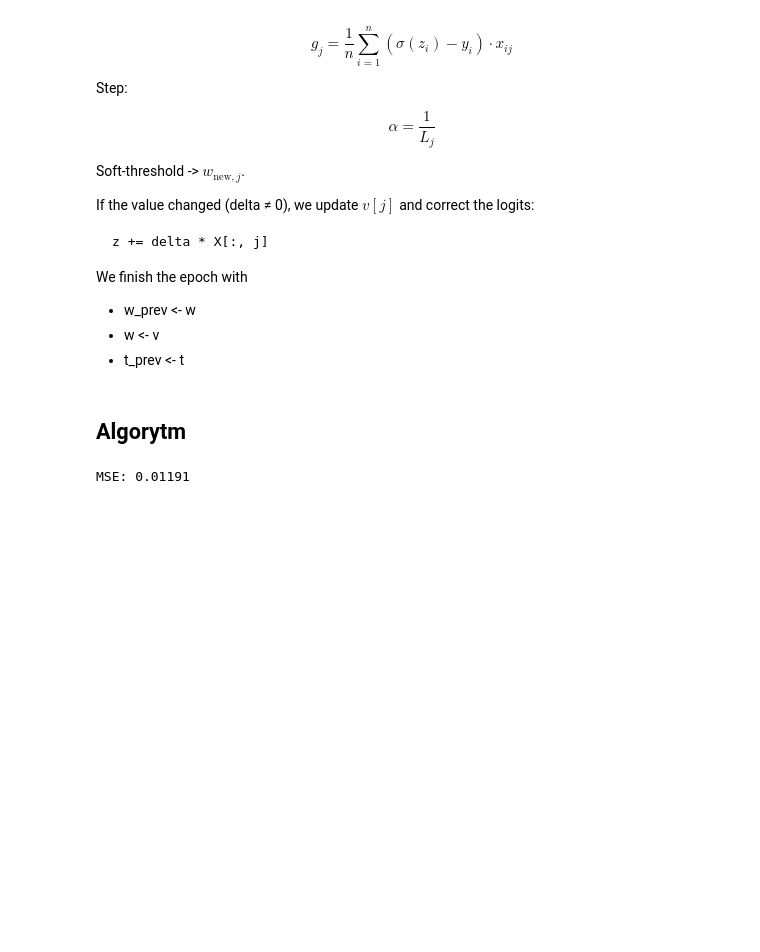
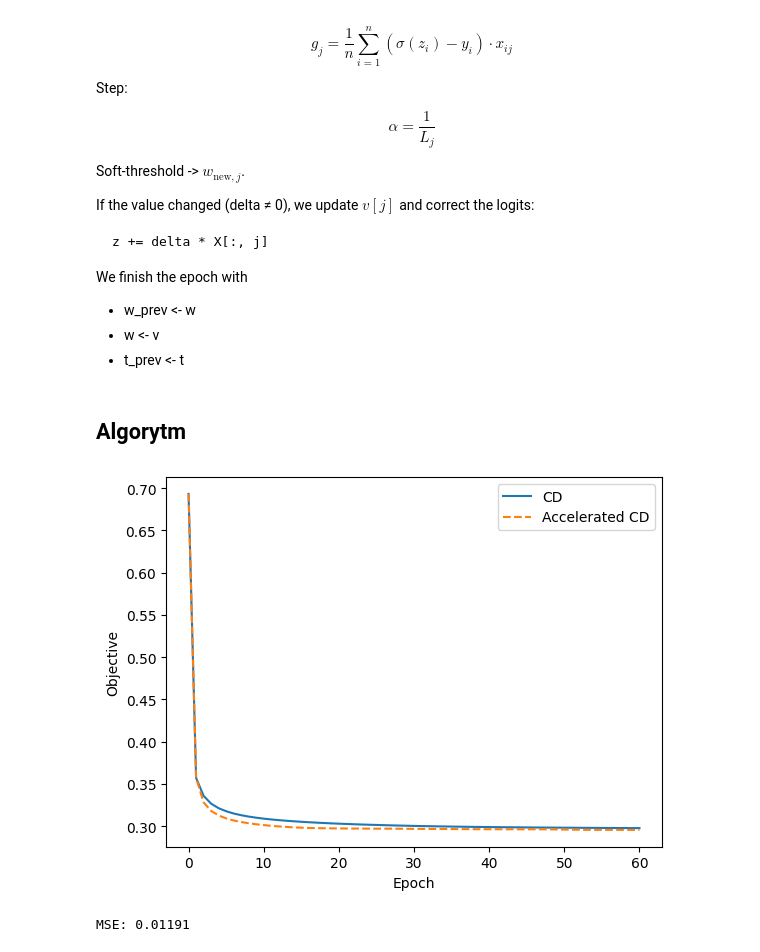
Before and after one commit to KarolinaMaczka/optymalizacja, a Jupyter notebook: cd.ipynb, the cells around one changed output. Cells and saved outputs as stored; diff of their text form; code cells hidden in the pictures; blank space fills up the shorter version.

```diff
--- a/cd.ipynb
+++ b/cd.ipynb
@@ -154,3 +185,23 @@ def acd_logreg_l1(X, y, lambd=1e-3, epochs=50, seed=0):
+# %%
+import numpy as np
+import matplotlib.pyplot as plt
+from sklearn.datasets import load_breast_cancer
+from sklearn.preprocessing import StandardScaler
+
+data = load_breast_cancer()
+X = StandardScaler().fit_transform(data.data)
+y = data.target.astype(float)
+
+epochs = 60
+lam = 1e-3
+w, hist_acc   = acd_logreg_l1(X, y, lambd=lam, epochs=epochs, seed=42)
+w, hist_plain = cd_logreg_l1     (X, y, lambd=lam, epochs=epochs, seed=42)
+
+plt.plot(hist_plain, label="CD")
+plt.plot(hist_acc,   label="Accelerated CD", linestyle="--")
+plt.xlabel("Epoch"); plt.ylabel("Objective"); plt.legend(); plt.show()
+# %% [output]
+[figure, added]
 # %%
 data = load_breast_cancer()
 X = StandardScaler().fit_transform(data.data)
```
Also changed, not shown: parts of 2 cells of this notebook.
